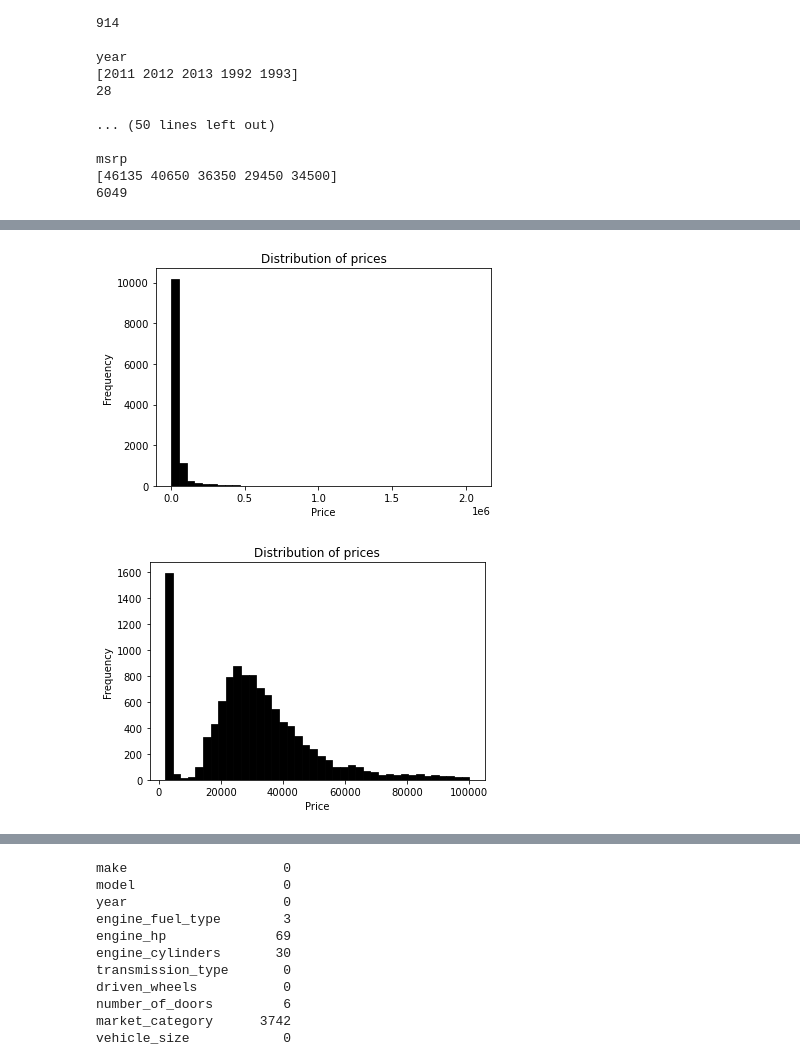
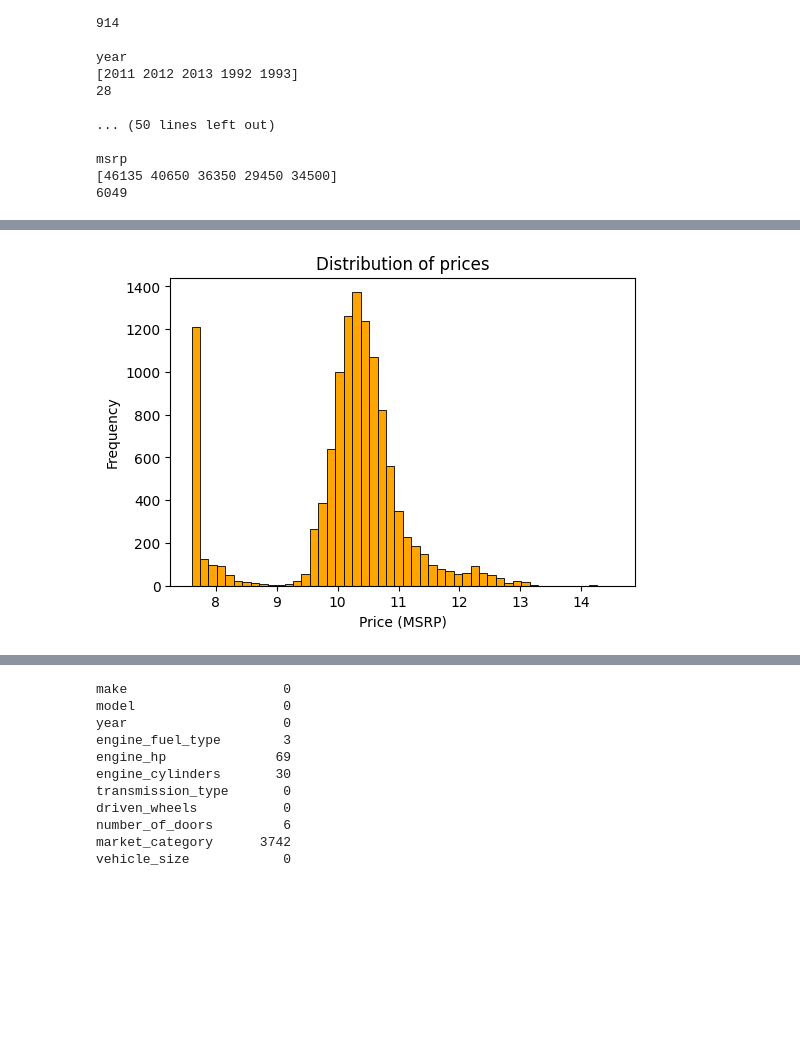
Before and after one commit to perobinbird/machine-learning-zoomcamp, a Jupyter notebook: 02-regression/02-carprice.ipynb, the cells around one changed output, grey strips where cells are left out. Drawn from its saved outputs; the diff is of its cells as text; code cells hidden in the pictures; blank space fills up the shorter version.

```diff
--- a/02-regression/02-carprice.ipynb
+++ b/02-regression/02-carprice.ipynb
@@ -291,0 +345,3 @@ msrp
+# %%
+price_logs = np.log1p(df.msrp)
+price_logs
@@ -292,22 +370,13 @@ msrp
 # %%
+# lets ADD Colour, alpha(?), Labels and Title, and Sizing
+# 'sns.histplot(price_logs, bins=50)' must come after 'plt.figure(figsize)'
+
 plt.figure(figsize=(6, 4))
-
-sns.histplot(df.msrp, bins=40, color='black', alpha=1)
+sns.histplot(price_logs, bins=50, color='orange', alpha=1)
 plt.ylabel('Frequency')
-plt.xlabel('Price')
+plt.xlabel('Price (MSRP)')
 plt.title('Distribution of prices')
 
 plt.show()
 # %% [output]
-[figure, old version]
+[figure, new version]
-# %%
-plt.figure(figsize=(6, 4))
-
-sns.histplot(df.msrp[df.msrp < 100000], bins=40, color='black', alpha=1)
-plt.ylabel('Frequency')
-plt.xlabel('Price')
-plt.title('Distribution of prices')
-
-plt.show()
-# %% [output]
-[figure, removed]
```
Also changed, not shown: parts of 12 cells of this notebook.
